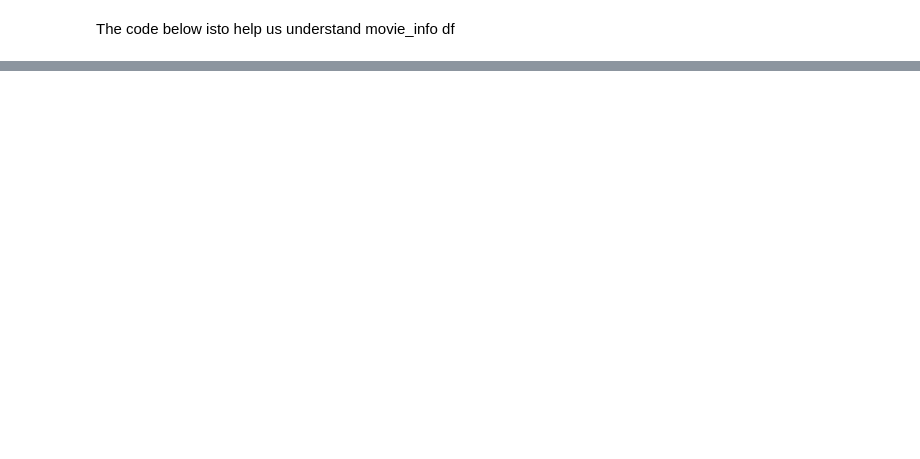
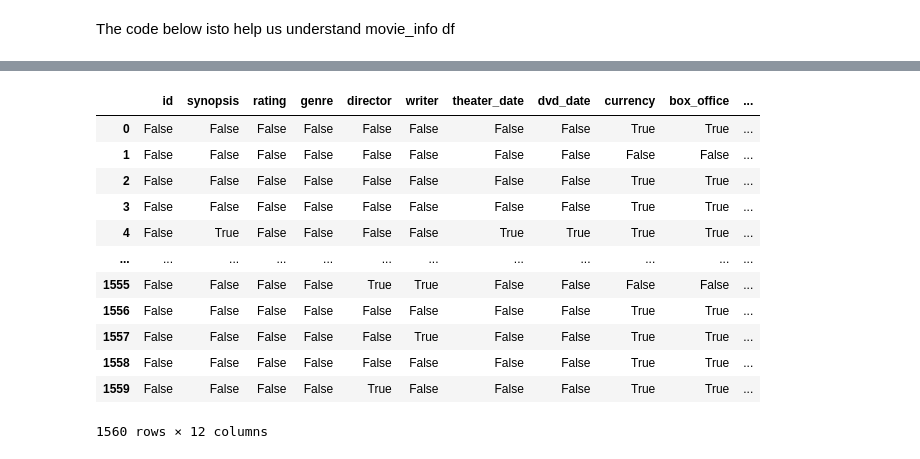
Before and after one commit to WendyMwiti/microsoft_movie_analysis, a Jupyter notebook: zippedData/Moviesmicrosoft.ipynb, the cells around one changed output, grey strips where cells are left out. Drawn from its saved outputs; the diff is of its cells as text; code cells hidden in the pictures; blank space fills up the shorter version.

```diff
--- a/zippedData/Moviesmicrosoft.ipynb
+++ b/zippedData/Moviesmicrosoft.ipynb
@@ -120,0 +196,16 @@ movie_information_df.info()
+# %%
+movie_information_df.isnull()
+# %% [output]
+|  | id | synopsis | rating | genre | director | writer | theater_date | dvd_date | currency | box_office | ... |
+| 0 | False | False | False | False | False | False | False | False | True | True | ... |
+| 1 | False | False | False | False | False | False | False | False | False | False | ... |
+| 2 | False | False | False | False | False | False | False | False | True | True | ... |
+| 3 | False | False | False | False | False | False | False | False | True | True | ... |
+| 4 | False | True | False | False | False | False | True | True | True | True | ... |
+| ... | ... | ... | ... | ... | ... | ... | ... | ... | ... | ... | ... |
+| 1555 | False | False | False | False | True | True | False | False | False | False | ... |
+| 1556 | False | False | False | False | False | False | False | False | True | True | ... |
+| 1557 | False | False | False | False | False | True | False | False | True | True | ... |
+| 1558 | False | False | False | False | False | False | False | False | True | True | ... |
+| 1559 | False | False | False | False | True | False | False | False | True | True | ... |
+1560 rows × 12 columns
```
Also changed, not shown: parts of 27 cells of this notebook.
